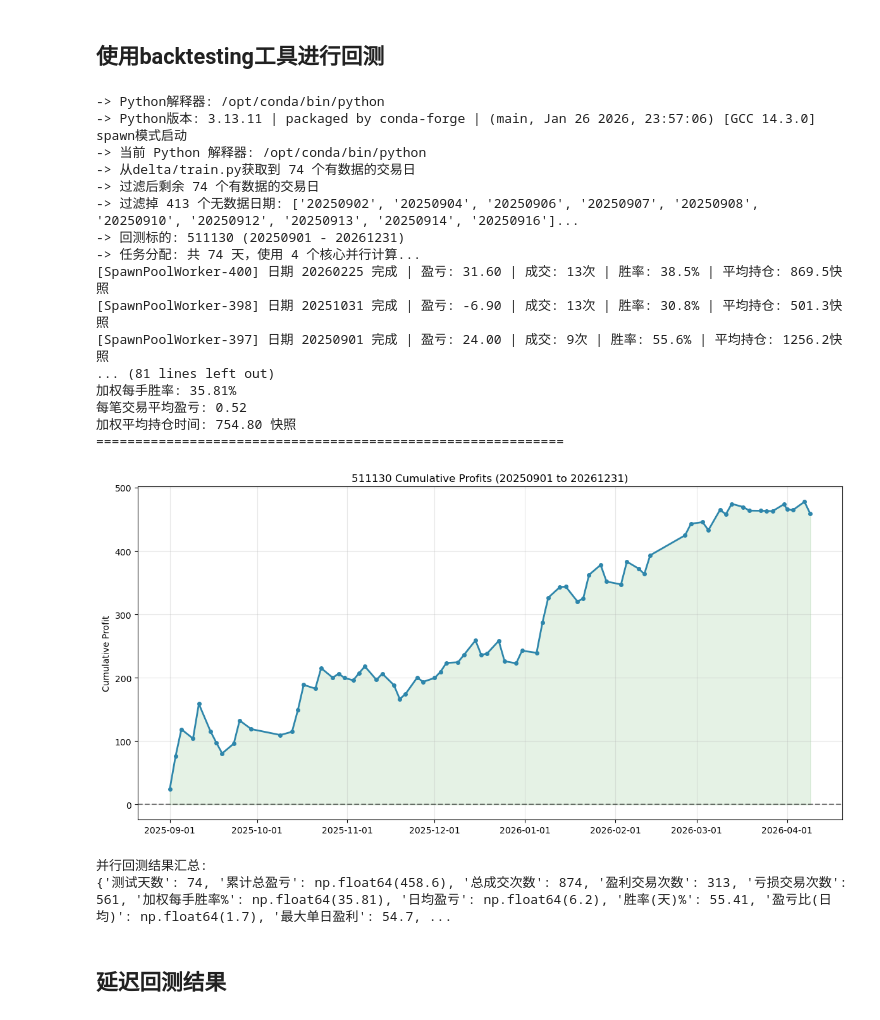
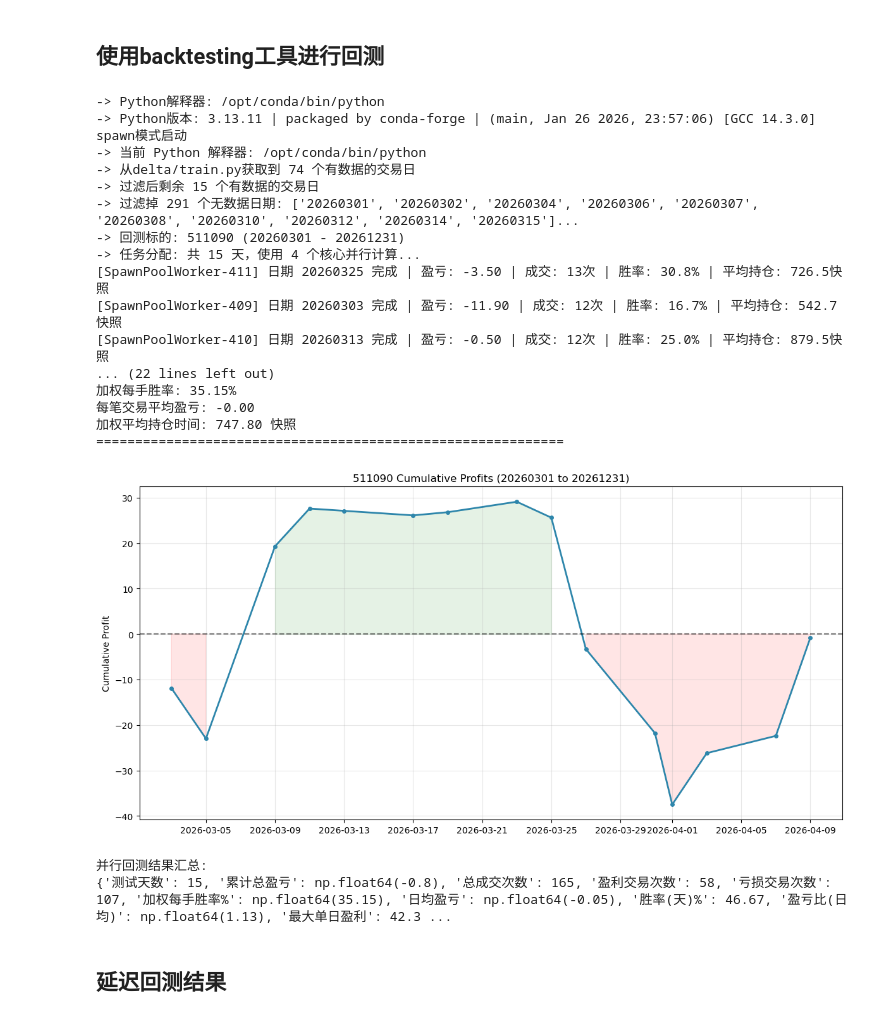
Before and after one commit to artinsophia/Quant-Intern-2026, a Jupyter notebook: delta/demo.ipynb, the cells around one changed output. Cells and saved outputs as stored; diff of their text form; code cells hidden in the pictures.

```diff
--- a/delta/demo.ipynb
+++ b/delta/demo.ipynb
@@ -25,7 +25,7 @@ from delta import *
 # %% [markdown]
 ## 设置参数（包含自适应参数）
 # %%
-instrument_id = '511130'
+instrument_id = '511090'
 trade_ymd = '20260319'
 
 param_dict = {
@@ -200,7 +200,7 @@ weighted avg       0.67      0.61      0.63     10005
 # %% [markdown]
 ## 创建策略实例
 # %%
-model_path = f"/home/jovyan/work/model/delta_{instrument_id}.pkl"
+model_path = f"/home/jovyan/work/model/delta_{instrument_id}_dev.pkl"
 strategy = StrategyDemo(model_path, param_dict)
 print(f"策略已创建: {strategy.name}")
 # %% [output]
@@ -210,43 +210,43 @@ print(f"策略已创建: {strategy.name}")
 # %%
 # 导入修复的并行回测模块
 sys.path.append('/home/jovyan/work/tactics_demo/tools')
 from tools.parallel_backtest_simple import run_parallel_backtest
 from multi_day_backtest import backtest_summary
 # 运行并行回测
 result_df = run_parallel_backtest(
     instrument_id=instrument_id,
-    start_ymd="20250901",
+    start_ymd="20260301",
     end_ymd="20261231",
     StrategyClass=StrategyDemo,
     model=model_path,
     param_dict=param_dict,
     n_cores=4
 )
 
 
 print("\n并行回测结果汇总:")
 summary = backtest_summary(result_df)
 print(summary)
 # %% [output]
 -> Python解释器: /opt/conda/bin/python
 -> Python版本: 3.13.11 | packaged by conda-forge | (main, Jan 26 2026, 23:57:06) [GCC 14.3.0]
 spawn模式启动
 -> 当前 Python 解释器: /opt/conda/bin/python
 -> 从delta/train.py获取到 74 个有数据的交易日
--> 过滤后剩余 74 个有数据的交易日
--> 过滤掉 413 个无数据日期: ['20250902', '20250904', '20250906', '20250907', '20250908', '20250910', '20250912', '20250913', '20250914', '20250916']...
--> 回测标的: 511130 (20250901 - 20261231)
--> 任务分配: 共 74 天，使用 4 个核心并行计算...
-[SpawnPoolWorker-400] 日期 20260225 完成 | 盈亏: 31.60 | 成交: 13次 | 胜率: 38.5% | 平均持仓: 869.5快照
-[SpawnPoolWorker-398] 日期 20251031 完成 | 盈亏: -6.90 | 成交: 13次 | 胜率: 30.8% | 平均持仓: 501.3快照
-[SpawnPoolWorker-397] 日期 20250901 完成 | 盈亏: 24.00 | 成交: 9次 | 胜率: 55.6% | 平均持仓: 1256.2快照
-... (81 lines left out)
-加权每手胜率: 35.81%
-每笔交易平均盈亏: 0.52
-加权平均持仓时间: 754.80 快照
+-> 过滤后剩余 15 个有数据的交易日
+-> 过滤掉 291 个无数据日期: ['20260301', '20260302', '20260304', '20260306', '20260307', '20260308', '20260310', '20260312', '20260314', '20260315']...
+-> 回测标的: 511090 (20260301 - 20261231)
+-> 任务分配: 共 15 天，使用 4 个核心并行计算...
+[SpawnPoolWorker-411] 日期 20260325 完成 | 盈亏: -3.50 | 成交: 13次 | 胜率: 30.8% | 平均持仓: 726.5快照
+[SpawnPoolWorker-409] 日期 20260303 完成 | 盈亏: -11.90 | 成交: 12次 | 胜率: 16.7% | 平均持仓: 542.7快照
+[SpawnPoolWorker-410] 日期 20260313 完成 | 盈亏: -0.50 | 成交: 12次 | 胜率: 25.0% | 平均持仓: 879.5快照
+... (22 lines left out)
+加权每手胜率: 35.15%
+每笔交易平均盈亏: -0.00
+加权平均持仓时间: 747.80 快照
 ============================================================
-[figure, old version]
+[figure, new version]
 并行回测结果汇总:
-{'测试天数': 74, '累计总盈亏': np.float64(458.6), '总成交次数': 874, '盈利交易次数': 313, '亏损交易次数': 561, '加权每手胜率%': np.float64(35.81), '日均盈亏': np.float64(6.2), '胜率(天)%': 55.41, '盈亏比(日均)': np.float64(1.7), '最大单日盈利': 54.7, ...
+{'测试天数': 15, '累计总盈亏': np.float64(-0.8), '总成交次数': 165, '盈利交易次数': 58, '亏损交易次数': 107, '加权每手胜率%': np.float64(35.15), '日均盈亏': np.float64(-0.05), '胜率(天)%': 46.67, '盈亏比(日均)': np.float64(1.13), '最大单日盈利': 42.3 ...
 # %% [markdown]
 ## 延迟回测结果
```
Also changed, not shown: parts of 9 cells of this notebook.
